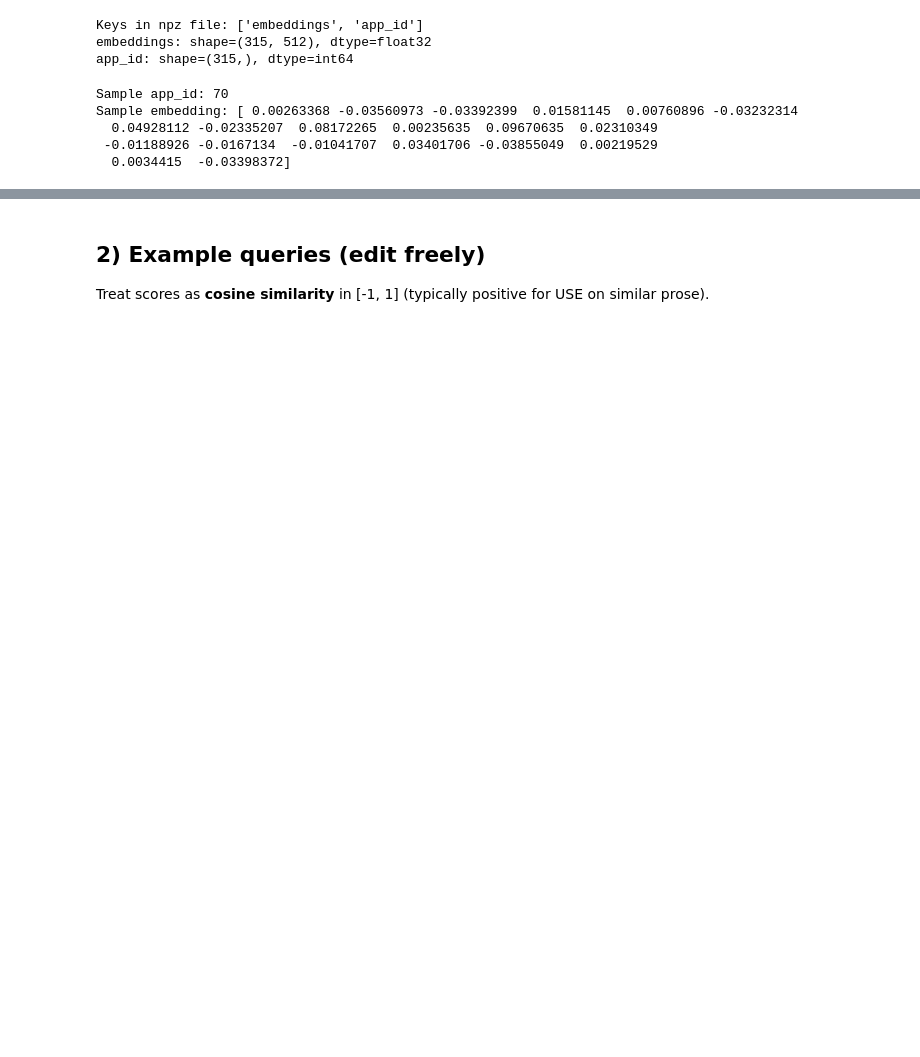
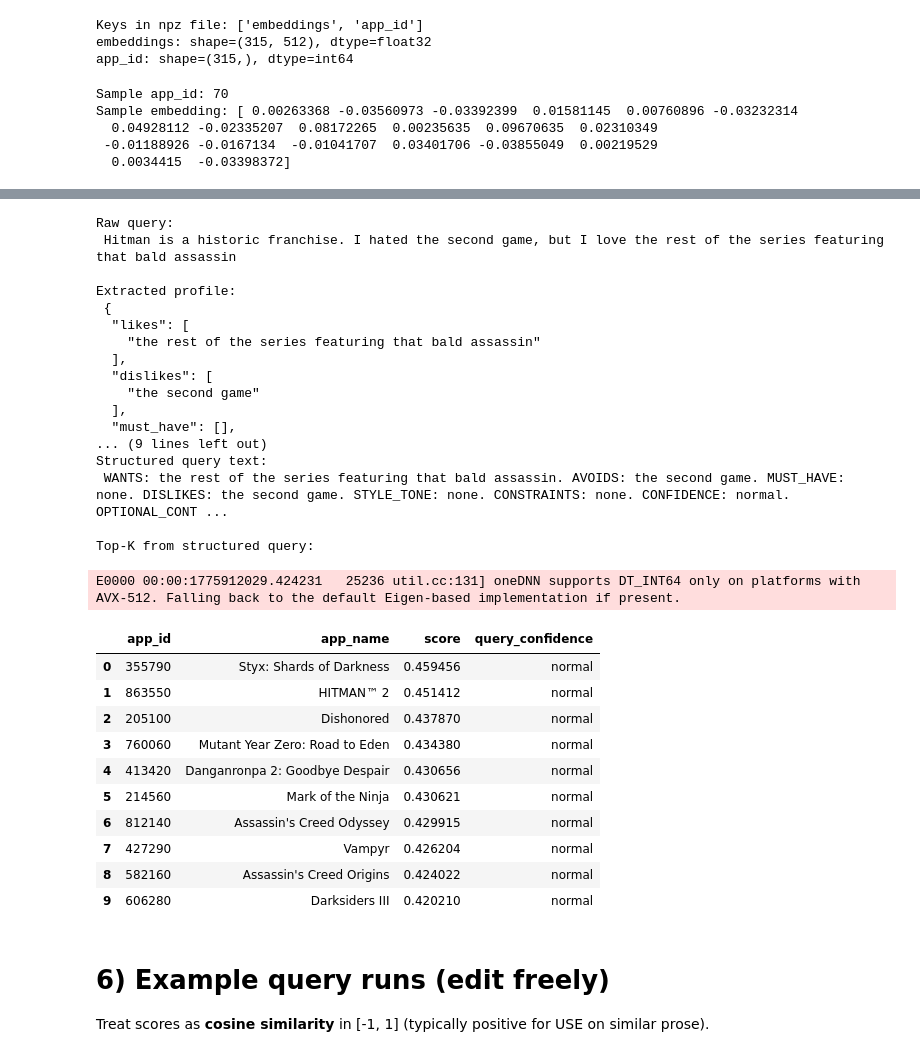
Before and after one commit to rreuther8/steam-review-ml, a Jupyter notebook: notebooks/models/query_embeddings/recs_003_query_retrieve.ipynb, the cells around one changed output, grey strips where cells are left out. Cells and saved outputs as stored; diff of their text form; code cells hidden in the pictures; blank space fills up the shorter version.

```diff
--- a/notebooks/models/query_embeddings/recs_003_query_retrieve.ipynb
+++ b/notebooks/models/query_embeddings/recs_003_query_retrieve.ipynb
@@ -210,5 +262,51 @@ def top_k_games(query: str, k: int = 10, exclude_app_ids: set[int] | None = None
+# %%
+from steam_review_ml.recommender import build_embedding_input, extract_preferences
+
+raw_query = "I loved the serious tactical sandbox feel and his bald head, but I dislike grindy, overly long progression."
+raw_query = "Agent 47 is a bald assassin that I love, but I hated the game"
+raw_query = "Hitman is a historic franchise. I hated the second game, but I love the rest of the series featuring that bald assassin"
+
+prefs = extract_preferences(raw_query)
+structured_query = build_embedding_input(prefs, raw_query)
+
+print("Raw query:\n", raw_query)
+print("\nExtracted profile:\n", json.dumps(prefs, indent=2))
+print("\nStructured query text:\n", structured_query)
+
+print("\nTop-K from structured query:")
+display(top_k_games(structured_query, k=10))
+# %% [output]
+Raw query:
+ Hitman is a historic franchise. I hated the second game, but I love the rest of the series featuring that bald assassin
+
+Extracted profile:
+ {
+  "likes": [
+    "the rest of the series featuring that bald assassin"
+  ],
+  "dislikes": [
+    "the second game"
+  ],
+  "must_have": [],
+... (9 lines left out)
+Structured query text:
+ WANTS: the rest of the series featuring that bald assassin. AVOIDS: the second game. MUST_HAVE: none. DISLIKES: the second game. STYLE_TONE: none. CONSTRAINTS: none. CONFIDENCE: normal. OPTIONAL_CONT ...
+
+Top-K from structured query:
+E0000 00:00:1775912029.424231   25236 util.cc:131] oneDNN supports DT_INT64 only on platforms with AVX-512. Falling back to the default Eigen-based implementation if present.
+|  | app_id | app_name | score | query_confidence |
+| 0 | 355790 | Styx: Shards of Darkness | 0.459456 | normal |
+| 1 | 863550 | HITMAN™ 2 | 0.451412 | normal |
+| 2 | 205100 | Dishonored | 0.437870 | normal |
+| 3 | 760060 | Mutant Year Zero: Road to Eden | 0.434380 | normal |
+| 4 | 413420 | Danganronpa 2: Goodbye Despair | 0.430656 | normal |
+| 5 | 214560 | Mark of the Ninja | 0.430621 | normal |
+| 6 | 812140 | Assassin's Creed Odyssey | 0.429915 | normal |
+| 7 | 427290 | Vampyr | 0.426204 | normal |
+| 8 | 582160 | Assassin's Creed Origins | 0.424022 | normal |
+| 9 | 606280 | Darksiders III | 0.420210 | normal |
 # %% [markdown]
-## 2) Example queries (edit freely)
+# 6) Example query runs (edit freely)
 
 Treat scores as **cosine similarity** in \[-1, 1\] (typically positive for USE on similar prose).
 # %%
```
Also changed, not shown: parts of 18 cells of this notebook, 6 other files.
